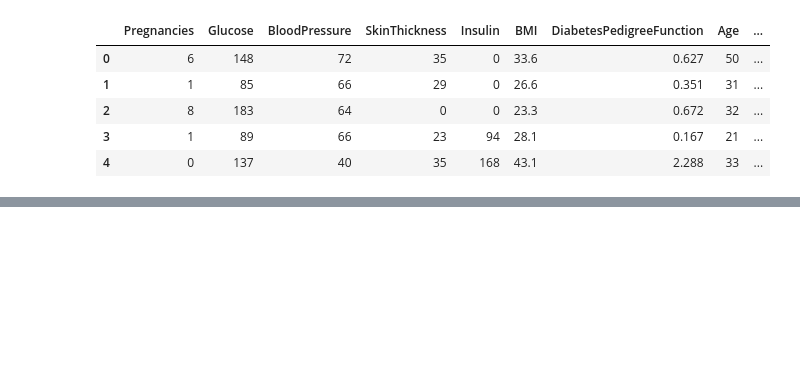
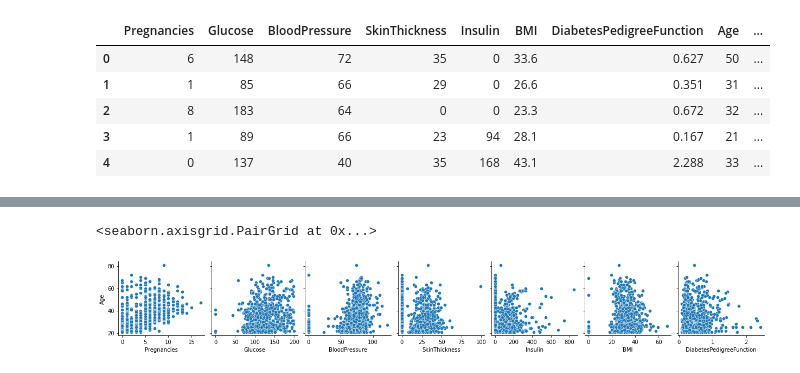
Before and after one commit to kritikaparmar-programmer/HealthCheck, a Jupyter notebook: Notebooks/DiabetesNotebook.ipynb, the cells around one changed output, grey strips where cells are left out. Drawn from its saved outputs; the diff is of its cells as text; code cells hidden in the pictures; blank space fills up the shorter version.

Commit message:
Fixed DiabetesNotebook.ipynb

```diff
--- a/Notebooks/DiabetesNotebook.ipynb
+++ b/Notebooks/DiabetesNotebook.ipynb
@@ -17,0 +44,9 @@ df.head(5)
+# %%
+sns.pairplot(
+    df,
+    x_vars=['Pregnancies','Glucose','BloodPressure','SkinThickness','Insulin','BMI','DiabetesPedigreeFunction'],
+    y_vars=['Age'],
+)
+# %% [output]
+<seaborn.axisgrid.PairGrid at 0x...>
+[figure, added]
```
Also changed, not shown: parts of 18 cells of this notebook.
